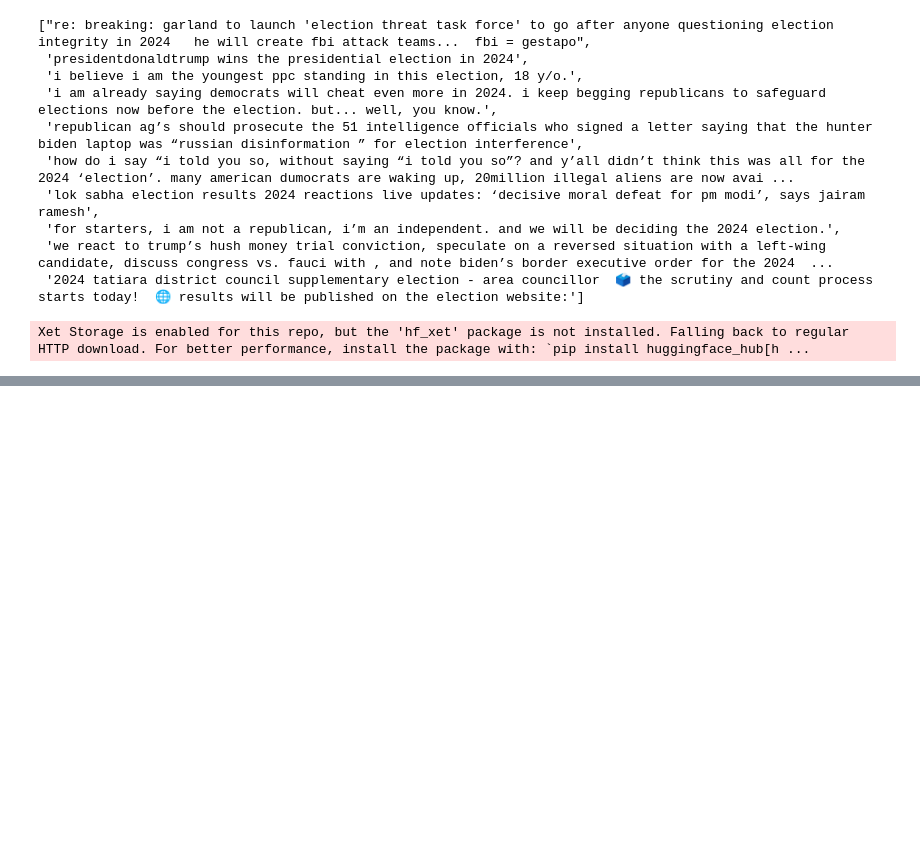
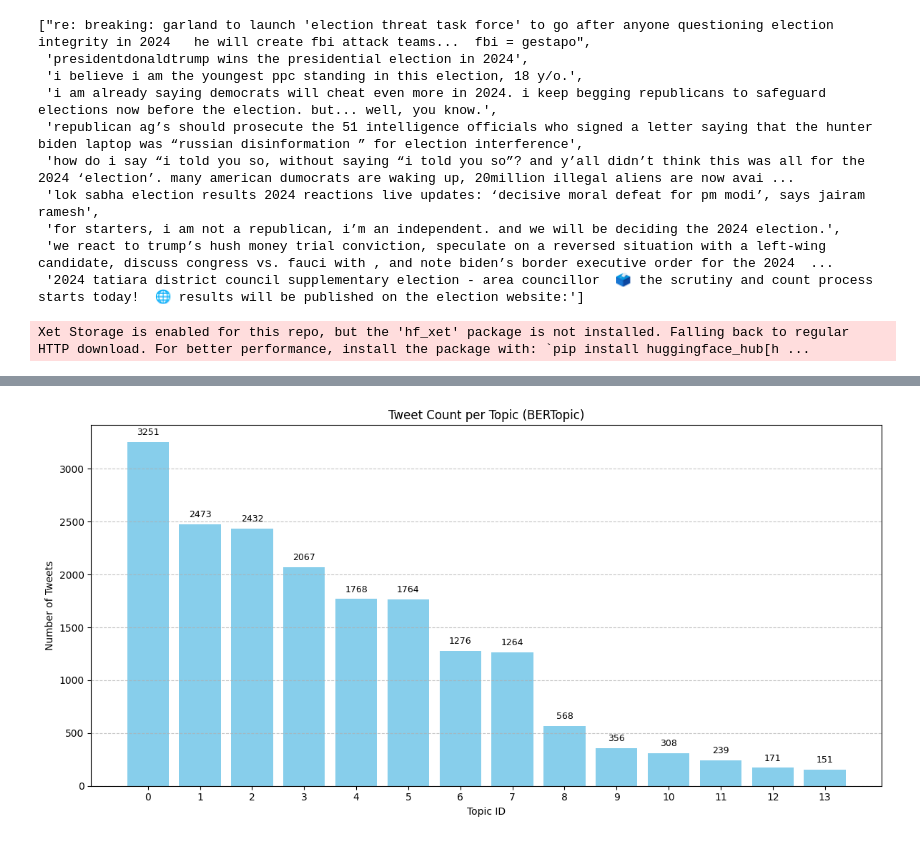
Before and after one commit to fatimagulomova/twitter-topic-extraction, a Jupyter notebook: extract-prevalent-topics-from-twitter.ipynb, the cells around one changed output, grey strips where cells are left out. Drawn from its saved outputs; the diff is of its cells as text; code cells hidden in the pictures; blank space fills up the shorter version.

```diff
--- a/extract-prevalent-topics-from-twitter.ipynb
+++ b/extract-prevalent-topics-from-twitter.ipynb
@@ -768,0 +823,37 @@ model.get_representative_docs()
+# %%
+from collections import Counter
+import matplotlib.pyplot as plt
+
+# Get topic assignments from BERTopic
+topic_assignments = model.get_document_info(tweets)['Topic']
+topic_counts = Counter(topic_assignments)
+
+# Remove outliers if you want to exclude Topic -1
+topic_counts = {topic: count for topic, count in topic_counts.items() if topic != -1}
+
+# Sort topics by tweet count
+topics_sorted = sorted(topic_counts.items(), key=lambda x: x[1], reverse=True)
+labels, values = zip(*topics_sorted)
+
+# Plot
+plt.figure(figsize=(12, 6))
+bars = plt.bar(range(len(labels)), values, tick_label=labels, color='skyblue')
+plt.xlabel("Topic ID")
+plt.ylabel("Number of Tweets")
+plt.title("Tweet Count per Topic (BERTopic)")
+plt.grid(axis='y', linestyle='--', alpha=0.7)
+
+# Add annotations above each bar
+for bar in bars:
+    height = bar.get_height()
+    plt.annotate(f'{height}',
+                 xy=(bar.get_x() + bar.get_width() / 2, height),
+                 xytext=(0, 5),
+                 textcoords="offset points",
+                 ha='center', va='bottom',
+                 fontsize=9, color='black')
+
+plt.tight_layout()
+plt.show()
+# %% [output]
+[figure, added]
```
Also changed, not shown: parts of 51 cells of this notebook.
